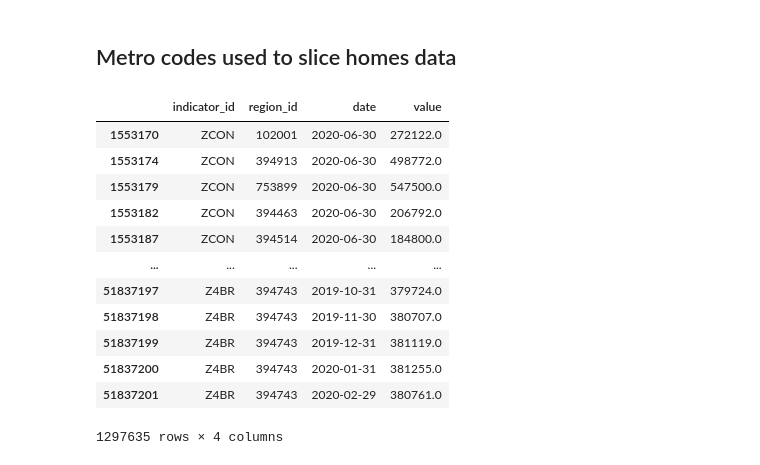
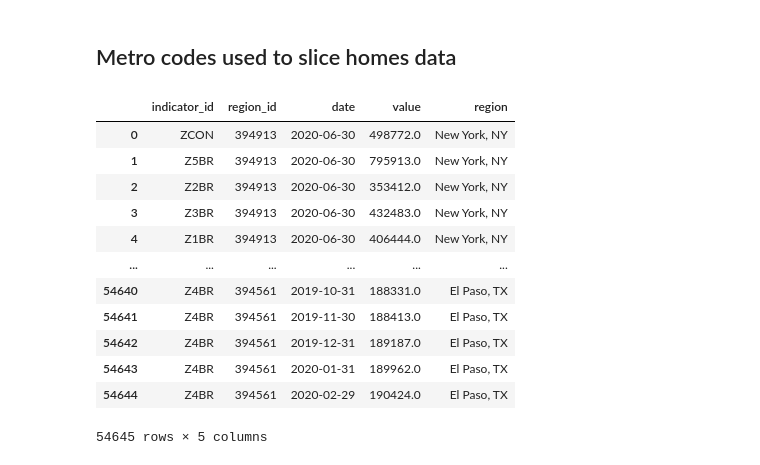
Before and after one commit to DunfrundB/real_estate_ml, a Jupyter notebook: zillow_quandl.ipynb, the cells around one changed output. Saved outputs shown, nothing was run; the diff lists cells and outputs as text; code cells hidden in the pictures.

Commit message:
condo by city df's created

```diff
--- a/zillow_quandl.ipynb
+++ b/zillow_quandl.ipynb
@@ -94,5 +96,18 @@ Name: region_type, dtype: int64
 # %%
 # Casting the list values as int for use to make splits from the region_id column
 metros = regions[regions.region_type == 'metro']
-metros.tail()
+majors_list = ['New York, NY', 'Los Angeles-Long Beach-Anaheim, CA', 'Chicago, IL', 'Houston, TX', 'Phoenix, AZ',
+               'Philadelphia, PA', 'San Antonio, TX', 'San Diego, CA', 'Dallas-Fort Worth, TX', 'San Jose, CA',
+              'Austin, TX', 'Jacksonville, FL', 'Columbus, OH', 'Charlotte, NC',
+              'Indianapolis, IN', 'San Francisco, CA', 'Seattle, WA', 'Denver, CO', 'Washington, DC',
+              'Boston, MA', 'El Paso, TX', 'Nashville, TN', 'Detroit, MI', 'Las Vegas, NV',
+               'Oklahoma City, OK', 'Portland, OR', 'Memphis, TN', 'Louisville-Jefferson County, KY', 'Milwaukee, WI',
+              'Baltimore, MD']
+major_metros = metros[metros.region.isin(majors_list)]
+major_metros.sort_values('region')
+major_metros.drop(columns='region_type', inplace=True)
+major_metros = major_metros.reset_index(drop=True)
+major_metros.region_id = major_metros.region_id.astype('int')
+major_metros = major_metros.sort_values('region')
+major_metros
 # %% [output]
@@ -156,19 +183,19 @@ homes
 # %% [markdown]
 ## Metro codes used to slice homes data
 # %%
-metro_homes = homes[homes.region_id.isin(metro_codes)]
+metro_homes = homes.merge(major_metros, on="region_id", how = 'inner')
 metro_homes
 # %% [output]
-|  | indicator_id | region_id | date | value |
-| 1553170 | ZCON | 102001 | 2020-06-30 | 272122.0 |
-| 1553174 | ZCON | 394913 | 2020-06-30 | 498772.0 |
-| 1553179 | ZCON | 753899 | 2020-06-30 | 547500.0 |
-| 1553182 | ZCON | 394463 | 2020-06-30 | 206792.0 |
-| 1553187 | ZCON | 394514 | 2020-06-30 | 184800.0 |
-| ... | ... | ... | ... | ... |
-| 51837197 | Z4BR | 394743 | 2019-10-31 | 379724.0 |
-| 51837198 | Z4BR | 394743 | 2019-11-30 | 380707.0 |
-| 51837199 | Z4BR | 394743 | 2019-12-31 | 381119.0 |
-| 51837200 | Z4BR | 394743 | 2020-01-31 | 381255.0 |
-| 51837201 | Z4BR | 394743 | 2020-02-29 | 380761.0 |
+|  | indicator_id | region_id | date | value | region |
+| 0 | ZCON | 394913 | 2020-06-30 | 498772.0 | New York, NY |
+| 1 | Z5BR | 394913 | 2020-06-30 | 795913.0 | New York, NY |
+| 2 | Z2BR | 394913 | 2020-06-30 | 353412.0 | New York, NY |
+| 3 | Z3BR | 394913 | 2020-06-30 | 432483.0 | New York, NY |
+| 4 | Z1BR | 394913 | 2020-06-30 | 406444.0 | New York, NY |
+| ... | ... | ... | ... | ... | ... |
+| 54640 | Z4BR | 394561 | 2019-10-31 | 188331.0 | El Paso, TX |
+| 54641 | Z4BR | 394561 | 2019-11-30 | 188413.0 | El Paso, TX |
+| 54642 | Z4BR | 394561 | 2019-12-31 | 189187.0 | El Paso, TX |
+| 54643 | Z4BR | 394561 | 2020-01-31 | 189962.0 | El Paso, TX |
+| 54644 | Z4BR | 394561 | 2020-02-29 | 190424.0 | El Paso, TX |
-1297635 rows × 4 columns
+54645 rows × 5 columns
```
Also changed, not shown: parts of 72 cells of this notebook, 10 other files.
